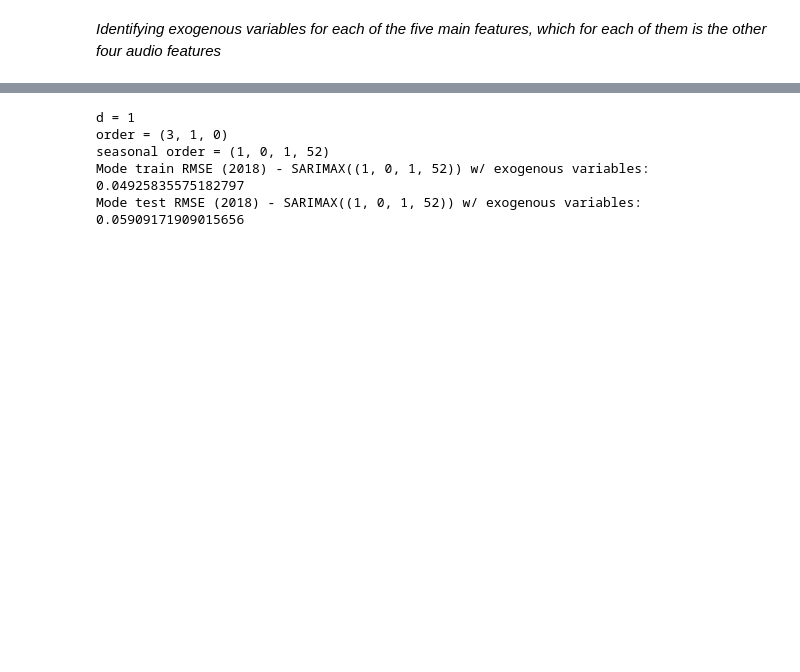
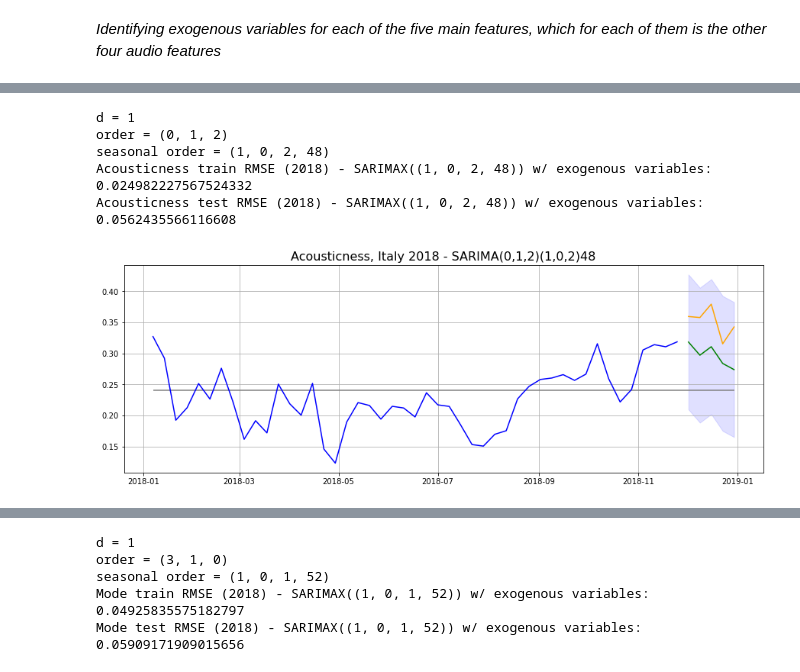
Before and after one commit to EmFib/music_for_the_future, a Jupyter notebook: code/model_benchmarking_2018_custom_d.ipynb, the cells around one changed output, grey strips where cells are left out. Saved outputs shown, nothing was run; the diff lists cells and outputs as text; code cells hidden in the pictures; blank space fills up the shorter version.

```diff
--- a/code/model_benchmarking_2018_custom_d.ipynb
+++ b/code/model_benchmarking_2018_custom_d.ipynb
@@ -928,0 +942,9 @@ Danceability test RMSE (2018) - SARIMAX((3, 0, 0, 48)) w/ exogenous variables: 0
+# %%
+sarima_predict_plot_exog(it_rw_18, 'acousticness', 2018, arima_param_df_18, exog_var=exog_acousticness, title=f'Acousticness, Italy 2018 - SARIMA(0,1,2)(1,0,2)48')
+# %% [output]
+d = 1
+order = (0, 1, 2)
+seasonal order = (1, 0, 2, 48)
+Acousticness train RMSE (2018) - SARIMAX((1, 0, 2, 48)) w/ exogenous variables: 0.024982227567524332
+Acousticness test RMSE (2018) - SARIMAX((1, 0, 2, 48)) w/ exogenous variables: 0.0562435566116608
+[figure, added]
```
Also changed, not shown: parts of 19 cells of this notebook, 4 other files.
